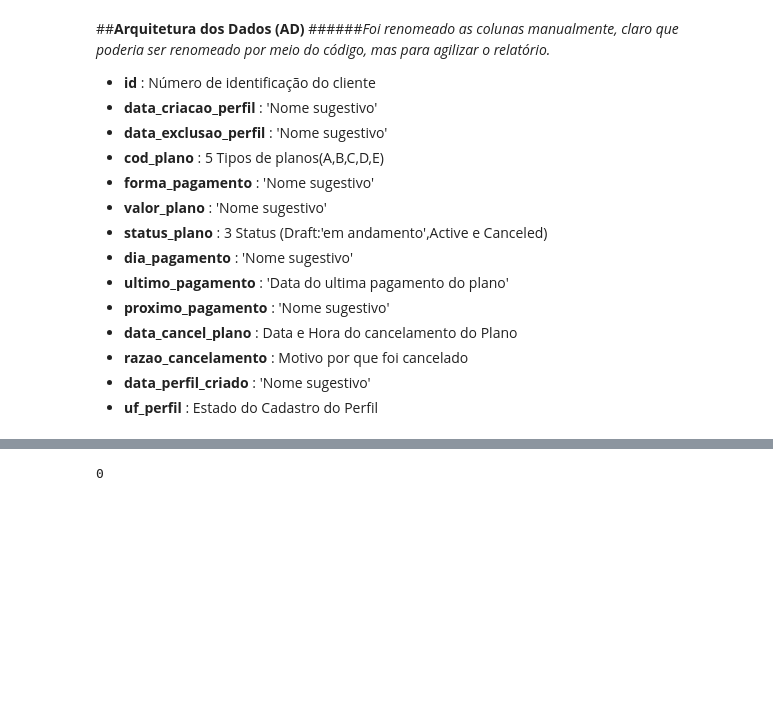
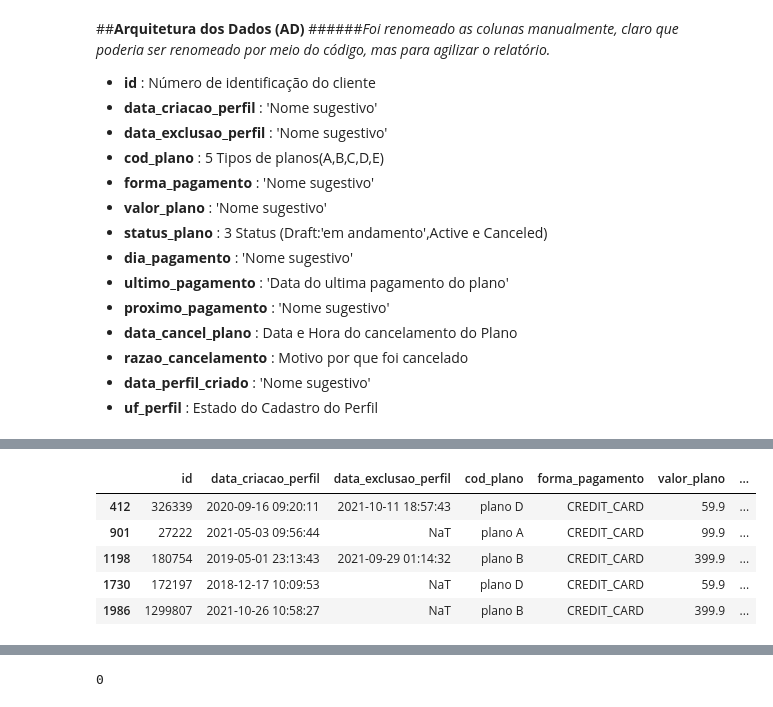
Before and after one commit to FelipeAlvesG/Data-Science, a Jupyter notebook: Data_Science_da_Atlas.ipynb, the cells around one changed output, grey strips where cells are left out. Drawn from its saved outputs; the diff is of its cells as text; code cells hidden in the pictures; blank space fills up the shorter version.

```diff
--- a/Data_Science_da_Atlas.ipynb
+++ b/Data_Science_da_Atlas.ipynb
@@ -41,0 +56,10 @@ df.head()
+# %%
+df.id.duplicated().sum()
+df[df["id"].duplicated()]
+# %% [output]
+|  | id | data_criacao_perfil | data_exclusao_perfil | cod_plano | forma_pagamento | valor_plano | ... |
+| 412 | 326339 | 2020-09-16 09:20:11 | 2021-10-11 18:57:43 | plano D | CREDIT_CARD | 59.9 | ... |
+| 901 | 27222 | 2021-05-03 09:56:44 | NaT | plano A | CREDIT_CARD | 99.9 | ... |
+| 1198 | 180754 | 2019-05-01 23:13:43 | 2021-09-29 01:14:32 | plano B | CREDIT_CARD | 399.9 | ... |
+| 1730 | 172197 | 2018-12-17 10:09:53 | NaT | plano D | CREDIT_CARD | 59.9 | ... |
+| 1986 | 1299807 | 2021-10-26 10:58:27 | NaT | plano B | CREDIT_CARD | 399.9 | ... |
```
Also changed, not shown: parts of 11 cells of this notebook.
